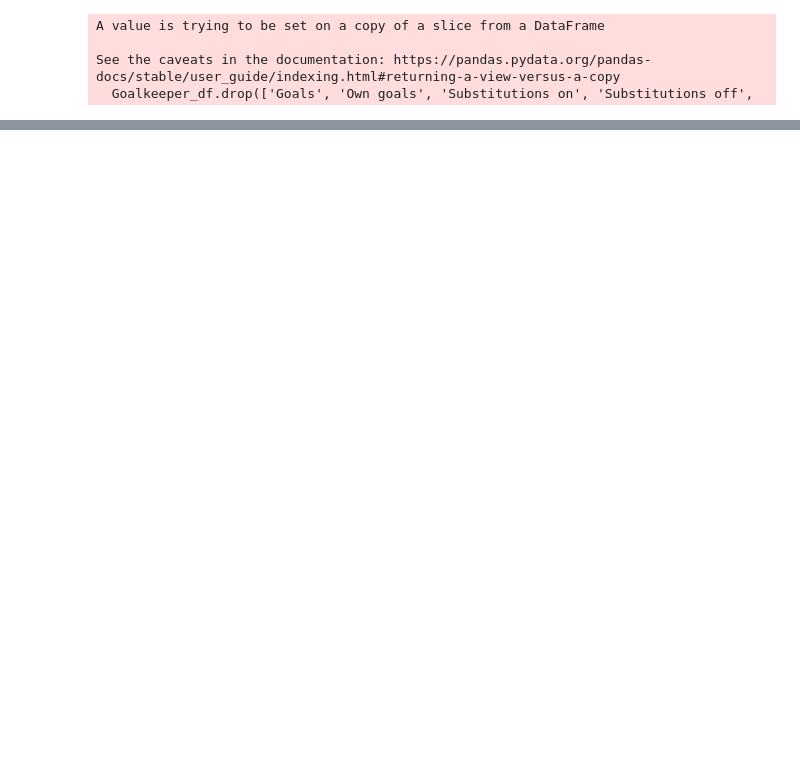
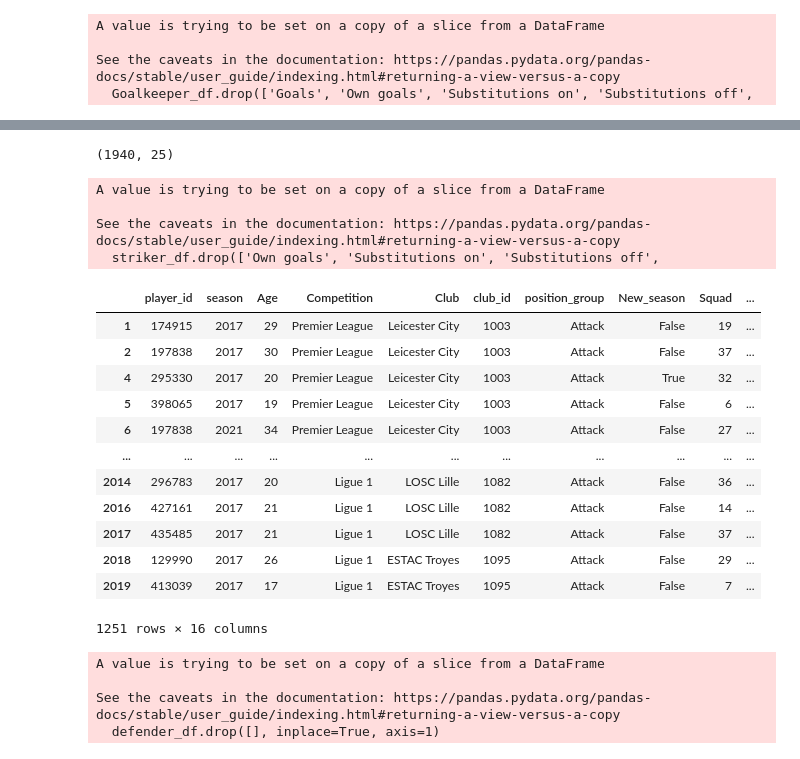
Before and after one commit to MHBehroozi/Transfermarkt, a Jupyter notebook: ML Part 1/ML-part1-data.ipynb, the cells around one changed output, grey strips where cells are left out. Drawn from its saved outputs; the diff is of its cells as text; code cells hidden in the pictures; blank space fills up the shorter version.

```diff
--- a/ML Part 1/ML-part1-data.ipynb
+++ b/ML Part 1/ML-part1-data.ipynb
@@ -191,0 +188,40 @@ Goalkeeper_df_m
+# %%
+striker_df.shape
+# %% [output]
+(1940, 25)
+# %%
+striker_df.drop(['Own goals', 'Substitutions on', 'Substitutions off',
+                   'Yellow cards', 'Second yellow cards', 'Red cards', 'Minutes played',
+                'club_clean_sheet', 'player_clean_sheet', 'Goals conceded'], inplace=True, axis=1)
+striker_df_m = striker_df.merge(mv_df, on=['player_id', 'season'], how='left')
+striker_df_m = striker_df_m.dropna(subset=['market_value'])
+# %% [output]
+A value is trying to be set on a copy of a slice from a DataFrame
+
+See the caveats in the documentation: https://pandas.pydata.org/pandas-docs/stable/user_guide/indexing.html#returning-a-view-versus-a-copy
+  striker_df.drop(['Own goals', 'Substitutions on', 'Substitutions off',
+# %%
+striker_df_m
+# %% [output]
+|  | player_id | season | Age | Competition | Club | club_id | position_group | New_season | Squad | ... |
+| 1 | 174915 | 2017 | 29 | Premier League | Leicester City | 1003 | Attack | False | 19 | ... |
+| 2 | 197838 | 2017 | 30 | Premier League | Leicester City | 1003 | Attack | False | 37 | ... |
+| 4 | 295330 | 2017 | 20 | Premier League | Leicester City | 1003 | Attack | True | 32 | ... |
+| 5 | 398065 | 2017 | 19 | Premier League | Leicester City | 1003 | Attack | False | 6 | ... |
+| 6 | 197838 | 2021 | 34 | Premier League | Leicester City | 1003 | Attack | False | 27 | ... |
+| ... | ... | ... | ... | ... | ... | ... | ... | ... | ... | ... |
+| 2014 | 296783 | 2017 | 20 | Ligue 1 | LOSC Lille | 1082 | Attack | False | 36 | ... |
+| 2016 | 427161 | 2017 | 21 | Ligue 1 | LOSC Lille | 1082 | Attack | False | 14 | ... |
+| 2017 | 435485 | 2017 | 21 | Ligue 1 | LOSC Lille | 1082 | Attack | False | 37 | ... |
+| 2018 | 129990 | 2017 | 26 | Ligue 1 | ESTAC Troyes | 1095 | Attack | False | 29 | ... |
+| 2019 | 413039 | 2017 | 17 | Ligue 1 | ESTAC Troyes | 1095 | Attack | False | 7 | ... |
+1251 rows × 16 columns
+# %%
+defender_df.drop([], inplace=True, axis=1)
+defender_df_m = defender_df.merge(mv_df, on=['player_id', 'season'], how='left')
+defender_df_m = defender_df_m.dropna(subset=['market_value'])
+# %% [output]
+A value is trying to be set on a copy of a slice from a DataFrame
+
+See the caveats in the documentation: https://pandas.pydata.org/pandas-docs/stable/user_guide/indexing.html#returning-a-view-versus-a-copy
+  defender_df.drop([], inplace=True, axis=1)
```
Also changed, not shown: parts of 17 cells of this notebook, 4 other files.
